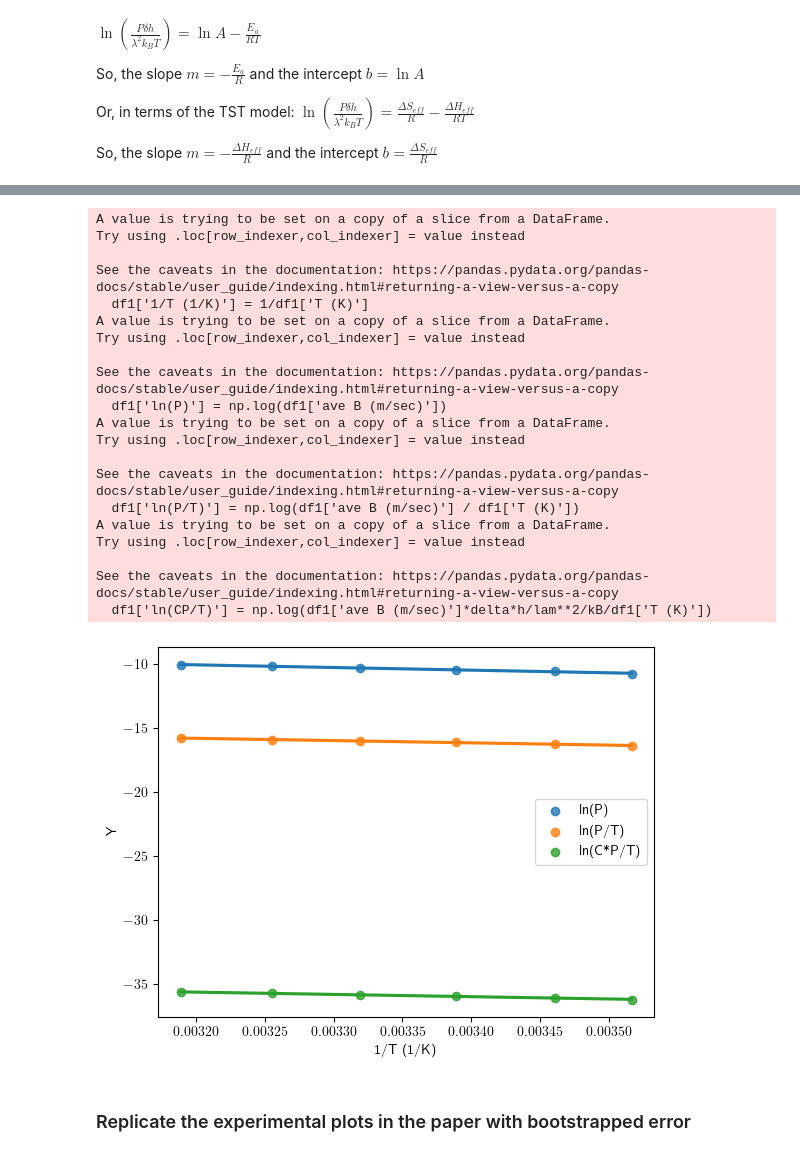
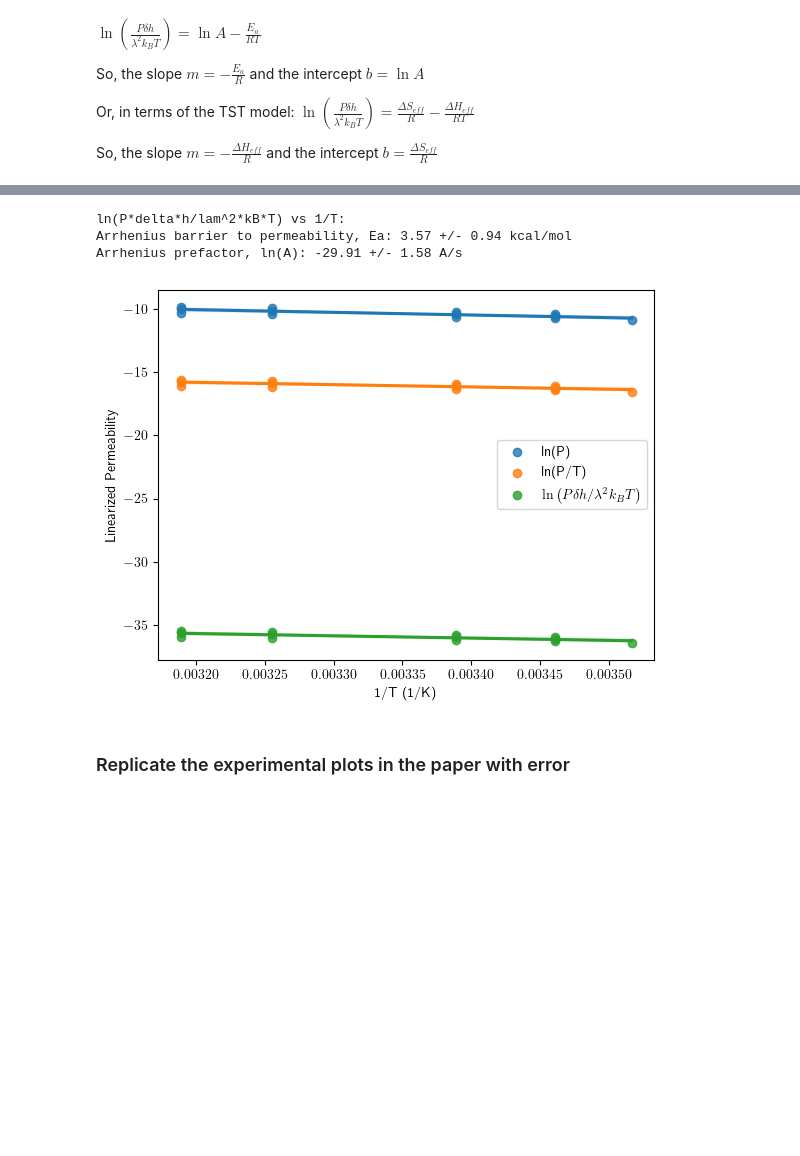
Before and after one commit to schwinns/eyring_model, a Jupyter notebook: experimental_barriers.ipynb, the cells around one changed output, grey strips where cells are left out. Saved outputs shown, nothing was run; the diff lists cells and outputs as text; code cells hidden in the pictures; blank space fills up the shorter version.

```diff
--- a/experimental_barriers.ipynb
+++ b/experimental_barriers.ipynb
@@ -13,13 +12,19 @@ R = 1.9858775 * 10**-3     # universal gas (kcal / mol K)
 
 plt.rcParams['text.usetex'] = True
 # %%
+# make some guesses on parameters
+delta = 200 # 200 Angstrom thickness
+lam = 2 # 2 Angstrom jumps
+
 # read in the experimental data
 df = pd.read_csv('csv_data/experimental_data.csv')
+
+# calculate some useful columns
+df['1/T'] = 1/df['T (K)']
+df['ln(P)'] = np.log(df['B (m/sec)'])
+df['ln(P/T)'] = np.log(df['B (m/sec)']/df['T (K)'])
+df['ln(CP/T)'] = np.log(df['B (m/sec)']*delta*h/lam**2/kB/df['T (K)'])
 
 df1 = df[df['system'] == 'NaCl (NF270)']
 df2 = df[df['system'] == 'NaF (NF270)'].reset_index(drop=True)
 df3 = df[df['system'] == 'NaCl (RO)'].reset_index(drop=True)
-
-# make some guesses on parameters
-delta = 200 # 200 Angstrom thickness
-lam = 2 # 2 Angstrom jumps
@@ -260,41 +95,35 @@ Effective entropy from 5000 bootstraps: -0.060 +/- 0.004 kcal/mol/K
+# %%
+T = df1['T (K)']
+P = df1['B (m/sec)']
+
+# perform linear fit of ln(P*delta*h/lam^2*kB*T) vs 1/T
+X = sm.add_constant(1/T)
+ols3 = sm.OLS(np.log(P*delta*h/lam**2/kB/T), X)
+results3 = ols3.fit()
+b, m = results3.params
+be, me = results3.bse
+
+print('ln(P*delta*h/lam^2*kB*T) vs 1/T:')
+print(f'Arrhenius barrier to permeability, Ea: {-m*R:.2f} +/- {me*R:.2f} kcal/mol')
+print(f'Arrhenius prefactor, ln(A): {b:.2f} +/- {be:.2f} A/s')
+# %% [output]
+ln(P*delta*h/lam^2*kB*T) vs 1/T:
+Arrhenius barrier to permeability, Ea: 3.57 +/- 0.94 kcal/mol
+Arrhenius prefactor, ln(A): -29.91 +/- 1.58 A/s
 # %%
 # plot the linear fits
-df1['1/T (1/K)'] = 1/df1['T (K)']
-df1['ln(P)'] = np.log(df1['ave B (m/sec)'])
-df1['ln(P/T)'] = np.log(df1['ave B (m/sec)'] / df1['T (K)'])
-df1['ln(CP/T)'] = np.log(df1['ave B (m/sec)']*delta*h/lam**2/kB/df1['T (K)'])
+fig, ax = plt.subplots(1,1)
+sns.regplot(x='1/T', y='ln(P)', data=df1, ax=ax, label='ln(P)', ci=95)
+sns.regplot(x='1/T', y='ln(P/T)', data=df1, ax=ax, label='ln(P/T)', ci=95)
+sns.regplot(x='1/T', y='ln(CP/T)', data=df1, ax=ax, label='$\ln \left( P \delta h/ \lambda^2 k_B T \\right)$', ci=95)
 
-fig, ax = plt.subplots(1,1)
-sns.regplot(x='1/T (1/K)', y='ln(P)', data=df1, ax=ax, label='ln(P)', ci=95)
-sns.regplot(x='1/T (1/K)', y='ln(P/T)', data=df1, ax=ax, label='ln(P/T)', ci=95)
-sns.regplot(x='1/T (1/K)', y='ln(CP/T)', data=df1, ax=ax, label='ln(C*P/T)', ci=95)
-
-plt.ylabel('Y')
+plt.ylabel('Linearized Permeability')
+plt.xlabel('1/T (1/K)')
 plt.legend();
 # %% [output]
-A value is trying to be set on a copy of a slice from a DataFrame.
-Try using .loc[row_indexer,col_indexer] = value instead
-
-See the caveats in the documentation: https://pandas.pydata.org/pandas-docs/stable/user_guide/indexing.html#returning-a-view-versus-a-copy
-  df1['1/T (1/K)'] = 1/df1['T (K)']
-A value is trying to be set on a copy of a slice from a DataFrame.
-Try using .loc[row_indexer,col_indexer] = value instead
-
-See the caveats in the documentation: https://pandas.pydata.org/pandas-docs/stable/user_guide/indexing.html#returning-a-view-versus-a-copy
-  df1['ln(P)'] = np.log(df1['ave B (m/sec)'])
-A value is trying to be set on a copy of a slice from a DataFrame.
-Try using .loc[row_indexer,col_indexer] = value instead
-
-See the caveats in the documentation: https://pandas.pydata.org/pandas-docs/stable/user_guide/indexing.html#returning-a-view-versus-a-copy
-  df1['ln(P/T)'] = np.log(df1['ave B (m/sec)'] / df1['T (K)'])
-A value is trying to be set on a copy of a slice from a DataFrame.
-Try using .loc[row_indexer,col_indexer] = value instead
-
-See the caveats in the documentation: https://pandas.pydata.org/pandas-docs/stable/user_guide/indexing.html#returning-a-view-versus-a-copy
-  df1['ln(CP/T)'] = np.log(df1['ave B (m/sec)']*delta*h/lam**2/kB/df1['T (K)'])
-[figure, old version]
+[figure, new version]
 # %% [markdown]
-### Replicate the experimental plots in the paper with bootstrapped error
+### Replicate the experimental plots in the paper with error
 # %%
 # generate the barrier data with error for plotting
 barriers = pd.DataFrame()
```
Also changed, not shown: parts of 16 cells of this notebook, 23 other files.
